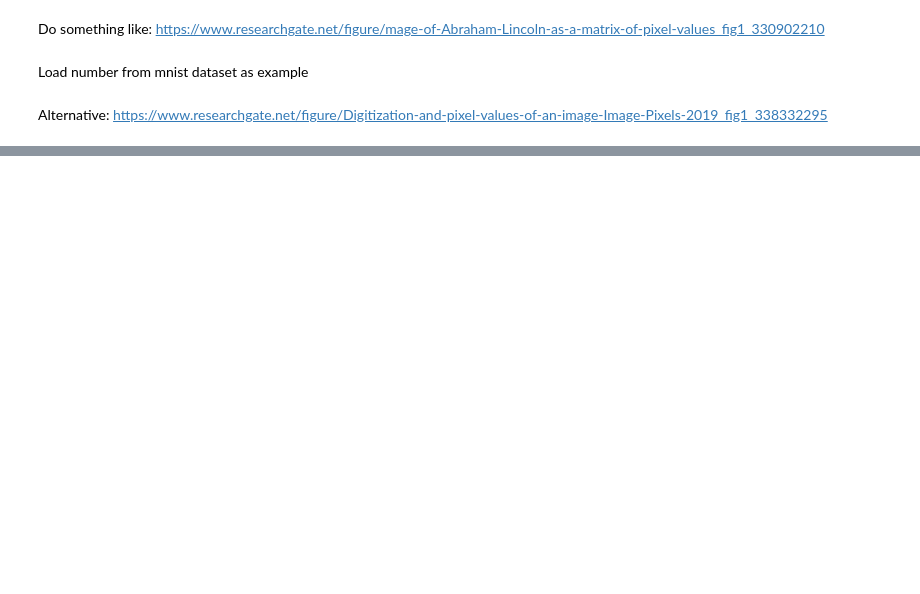
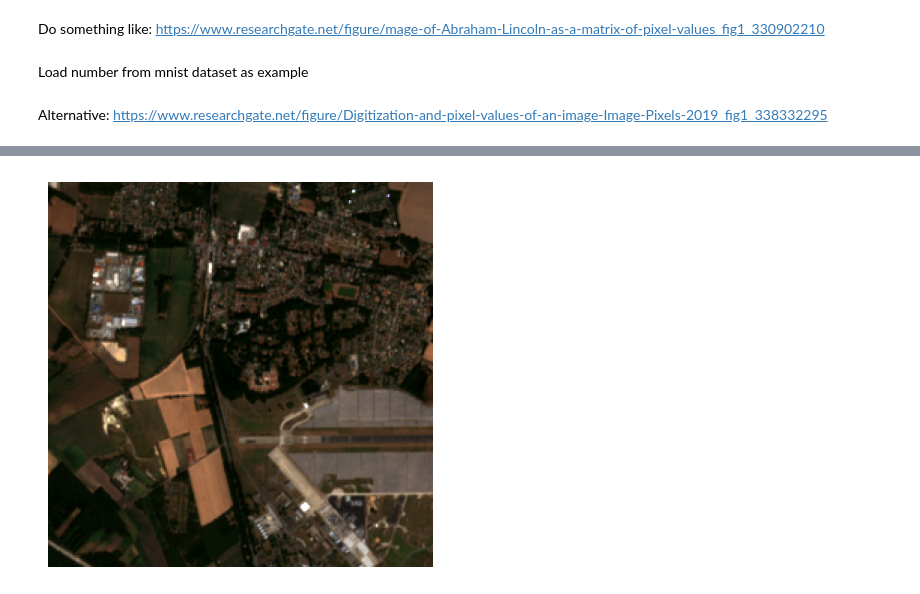
Before and after one commit to Taraman12/Solarpark-detection, a Jupyter notebook: Create_figures_thesis/Introduction_chapter.ipynb, the cells around one changed output, grey strips where cells are left out. Cells and saved outputs as stored; diff of their text form; code cells hidden in the pictures; blank space fills up the shorter version.

```diff
--- a/Create_figures_thesis/Introduction_chapter.ipynb
+++ b/Create_figures_thesis/Introduction_chapter.ipynb
@@ -208,0 +83,12 @@ for y in range(10):
+# %%
+root_path = Path(r'C:\Users\Fabian\Documents\Github_Masterthesis\Solarpark-detection\data_local')
+filename = '32UMD_679_2018-7-27.tif'
+image_path = root_path / 'images_undersampling' / filename
+# %%
+image = rasterio.open(image_path).read()
+# %%
+fig, ax1 = plt.subplots(1, 1, figsize=(12, 5))
+ax1.imshow(image[1:4,:,:].transpose(1,2,0))
+ax1.axis('off');
+# %% [output]
+[figure, added]
```
Also changed, not shown: parts of 27 cells of this notebook.
